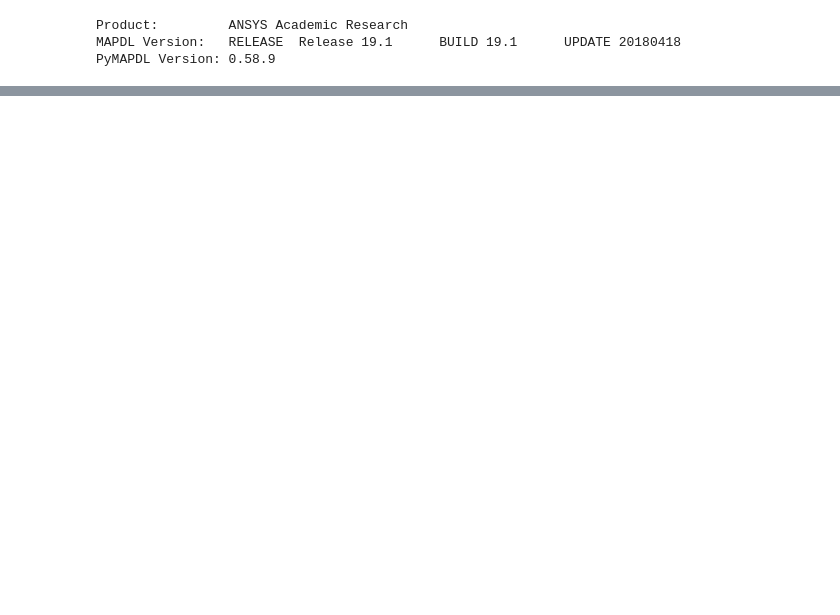
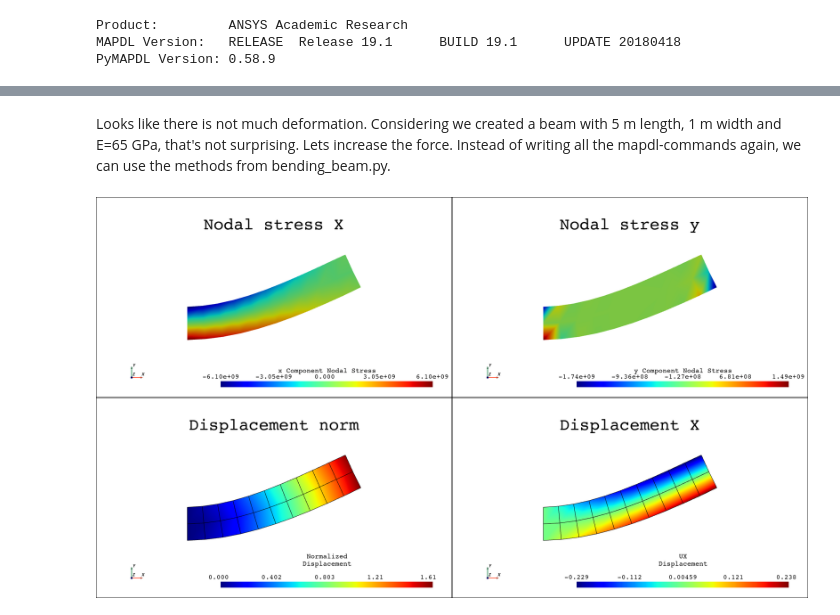
Before and after one commit to natter1/pymapdl_tutorial, a Jupyter notebook: bending_beam_tutorial.ipynb, the cells around one changed output, grey strips where cells are left out. Drawn from its saved outputs; the diff is of its cells as text; code cells hidden in the pictures; blank space fills up the shorter version.

```diff
--- a/bending_beam_tutorial.ipynb
+++ b/bending_beam_tutorial.ipynb
@@ -129,0 +95,21 @@ mapdl.exit()
+# %% [markdown]
+Looks like there is not much deformation. Considering we created a beam with 5 m length, 1 m width and
+E=65 GPa, that's not surprising. Lets increase the force. Instead of writing all the mapdl-commands again,
+we can use the methods from bending_beam.py.
+# %%
+# clear any potential data from previous FEA, and set element type and material data
+reset_mapdl(mapdl)
+# create geometry for beam
+create_geometry_v1(mapdl)  # crash for segments > 77
+# set E and Poisson ratio
+set_material(mapdl)
+# set bounding conditions
+set_boundary_conditions_v1(mapdl, force=2e8)
+
+mapdl.slashsolu()
+mapdl.antype("static")
+mapdl.solve()
+
+plot_results(mapdl)
+# %% [output]
+[figure, added]
```
Also changed, not shown: parts of 27 cells of this notebook, 2 other files.
